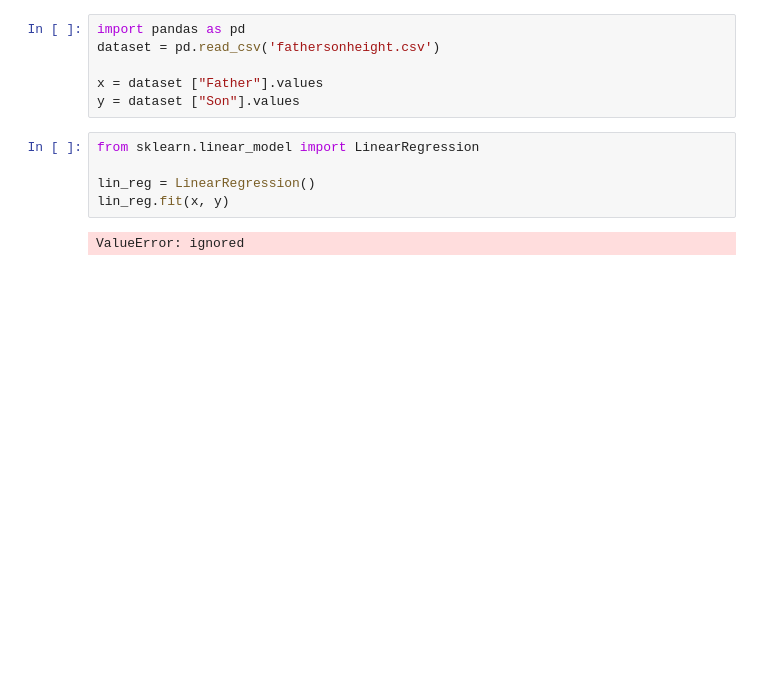
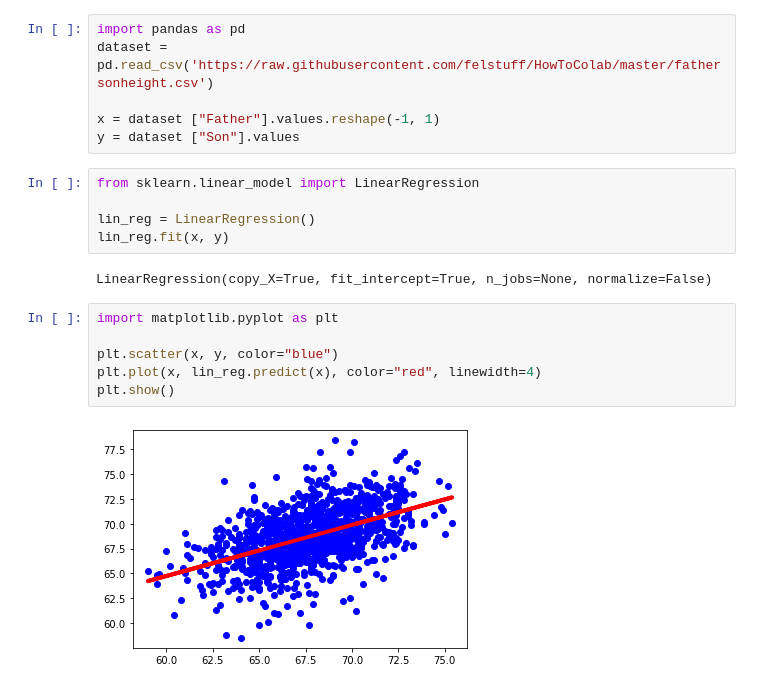
Before and after one commit to felstuff/HowToColab, a Jupyter notebook: FirstAttemptOnCoLab.ipynb, the cells around one changed output. Drawn from its saved outputs; the diff is of its cells as text; blank space fills up the shorter version.

```diff
--- a/FirstAttemptOnCoLab.ipynb
+++ b/FirstAttemptOnCoLab.ipynb
@@ -2,9 +2,9 @@
 <a href="https://colab.research.google.com/github/felstuff/HowToColab/blob/master/FirstAttemptOnCoLab.ipynb" target="_parent"><img src="https://colab.research.google.com/assets/colab-badge.svg" alt="Open In Colab"/></a>
 # %%
 import pandas as pd
-dataset = pd.read_csv('fathersonheight.csv')
+dataset = pd.read_csv('https://raw.githubusercontent.com/felstuff/HowToColab/master/fathersonheight.csv')
 
-x = dataset ["Father"].values
+x = dataset ["Father"].values.reshape(-1, 1)
 y = dataset ["Son"].values
 # %%
 from sklearn.linear_model import LinearRegression
@@ -12,4 +12,12 @@ from sklearn.linear_model import LinearRegression
 lin_reg = LinearRegression()
 lin_reg.fit(x, y)
 # %% [output]
-ValueError: ignored
+LinearRegression(copy_X=True, fit_intercept=True, n_jobs=None, normalize=False)
+# %%
+import matplotlib.pyplot as plt
+
+plt.scatter(x, y, color="blue")
+plt.plot(x, lin_reg.predict(x), color="red", linewidth=4)
+plt.show()
+# %% [output]
+[figure, added]
```
Also changed, not shown: parts of 3 cells of this notebook.
